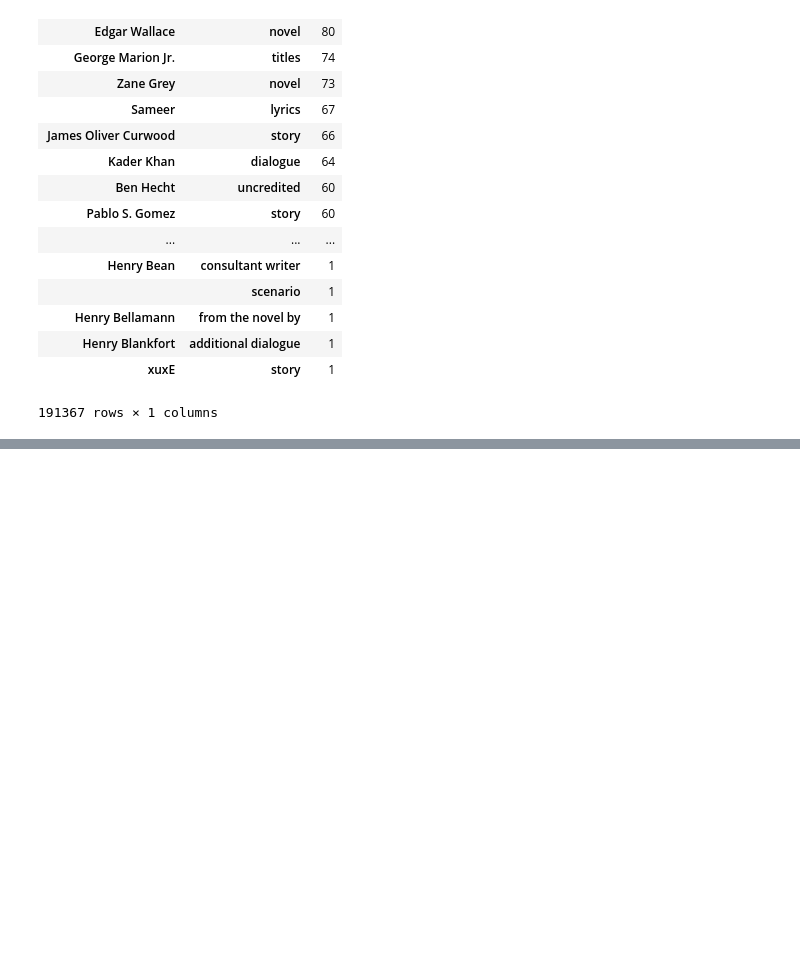
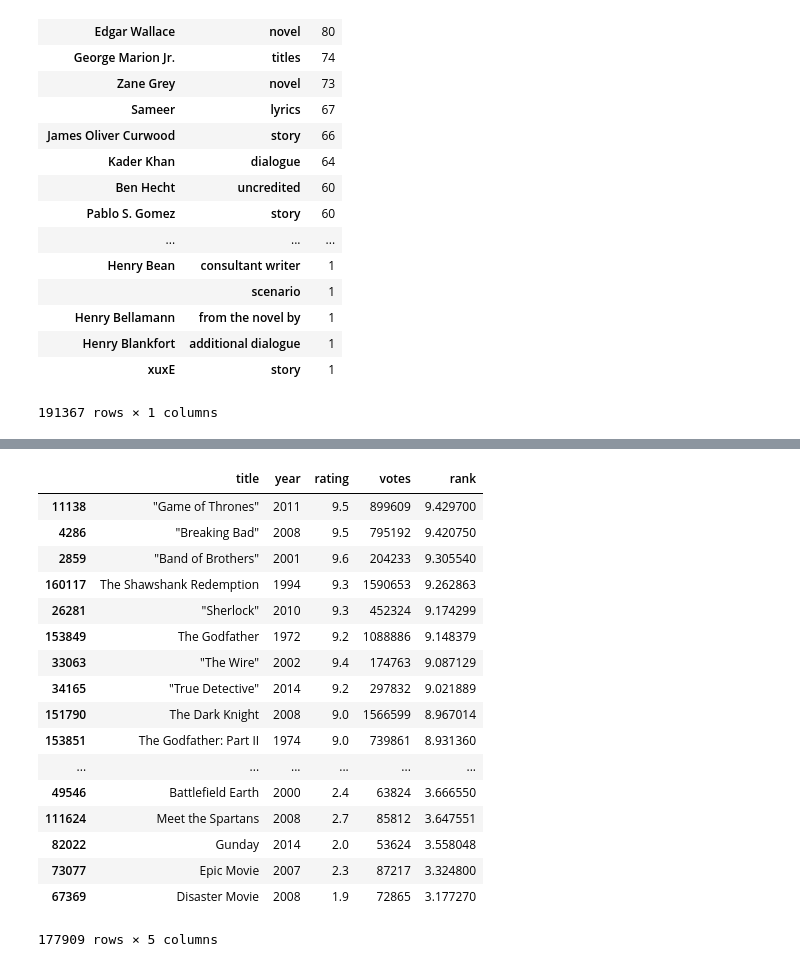
Before and after one commit to jaydik/dataScienceIntensive, a Jupyter notebook: project/analysis/Untitled.ipynb, the cells around one changed output, grey strips where cells are left out. Cells and saved outputs as stored; diff of their text form; code cells hidden in the pictures; blank space fills up the shorter version.

Commit message:
Parse ratings file

```diff
--- a/project/analysis/Untitled.ipynb
+++ b/project/analysis/Untitled.ipynb
@@ -49,0 +70,25 @@ test.sort_values(by=0, ascending = False)
+# %%
+ratings = pd.read_csv('../data/ratings.csv')
+# %%
+ratings['rank'] = (ratings['votes'] / (ratings['votes'] + 25000)) * ratings['rating'] + (25000 / ((ratings['votes'] + 25000)))*6.9
+# %%
+ratings.sort_values('rank', ascending=False)
+# %% [output]
+|  | title | year | rating | votes | rank |
+| 11138 | "Game of Thrones" | 2011 | 9.5 | 899609 | 9.429700 |
+| 4286 | "Breaking Bad" | 2008 | 9.5 | 795192 | 9.420750 |
+| 2859 | "Band of Brothers" | 2001 | 9.6 | 204233 | 9.305540 |
+| 160117 | The Shawshank Redemption | 1994 | 9.3 | 1590653 | 9.262863 |
+| 26281 | "Sherlock" | 2010 | 9.3 | 452324 | 9.174299 |
+| 153849 | The Godfather | 1972 | 9.2 | 1088886 | 9.148379 |
+| 33063 | "The Wire" | 2002 | 9.4 | 174763 | 9.087129 |
+| 34165 | "True Detective" | 2014 | 9.2 | 297832 | 9.021889 |
+| 151790 | The Dark Knight | 2008 | 9.0 | 1566599 | 8.967014 |
+| 153851 | The Godfather: Part II | 1974 | 9.0 | 739861 | 8.931360 |
+| ... | ... | ... | ... | ... | ... |
+| 49546 | Battlefield Earth | 2000 | 2.4 | 63824 | 3.666550 |
+| 111624 | Meet the Spartans | 2008 | 2.7 | 85812 | 3.647551 |
+| 82022 | Gunday | 2014 | 2.0 | 53624 | 3.558048 |
+| 73077 | Epic Movie | 2007 | 2.3 | 87217 | 3.324800 |
+| 67369 | Disaster Movie | 2008 | 1.9 | 72865 | 3.177270 |
+177909 rows × 5 columns
```
Also changed, not shown: parts of 2 cells of this notebook, 2 other files.
